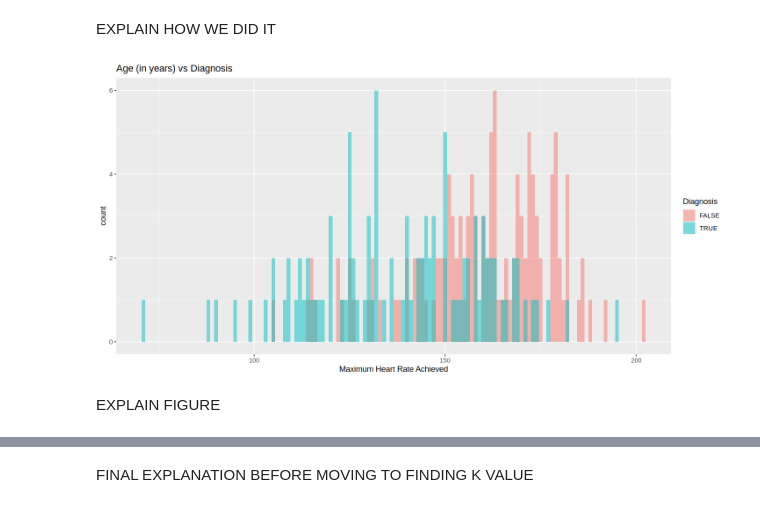
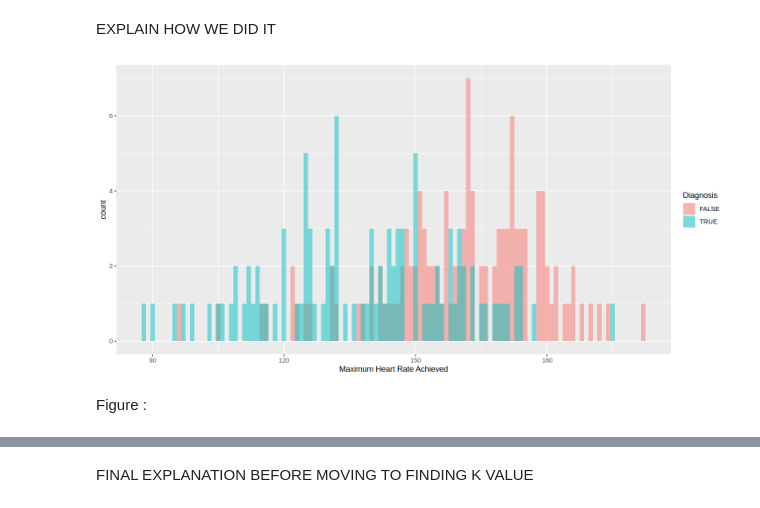
Before and after one commit to bkoschel/heart_disease, a Jupyter notebook: dsci-project.ipynb, the cells around one changed output, grey strips where cells are left out. Cells and saved outputs as stored; diff of their text form; code cells hidden in the pictures.

```diff
--- a/dsci-project.ipynb
+++ b/dsci-project.ipynb
@@ -121,4 +125,6 @@ set.seed(1)
 
 # removing "?" from data and replacing it with NA
 heart_data[heart_data == "?"] <- NA
-heart_data |> drop_na()
+
+#removing all data with NA
+heart_data <- heart_data |> drop_na()
@@ -247,12 +219,12 @@ EXPLAIN HOW WE DID IT
 # %%
 set.seed(1)
 
 #plotting the training data
 plot1 <- ggplot(heart_training, aes(x = thalach, fill = diagnosis)) +
   geom_histogram(alpha = 0.5, position = "identity", binwidth = 1) +
-    labs(x = "Maximum Heart Rate Achieved", fill = "Diagnosis", title = "Age (in years) vs Diagnosis")
+    labs(x = "Maximum Heart Rate Achieved", fill = "Diagnosis")
 plot1
 # %% [output]
-[figure, old version]
+[figure, new version]
 # %% [markdown]
-EXPLAIN FIGURE
+Figure :
```
Also changed, not shown: parts of 36 cells of this notebook.
